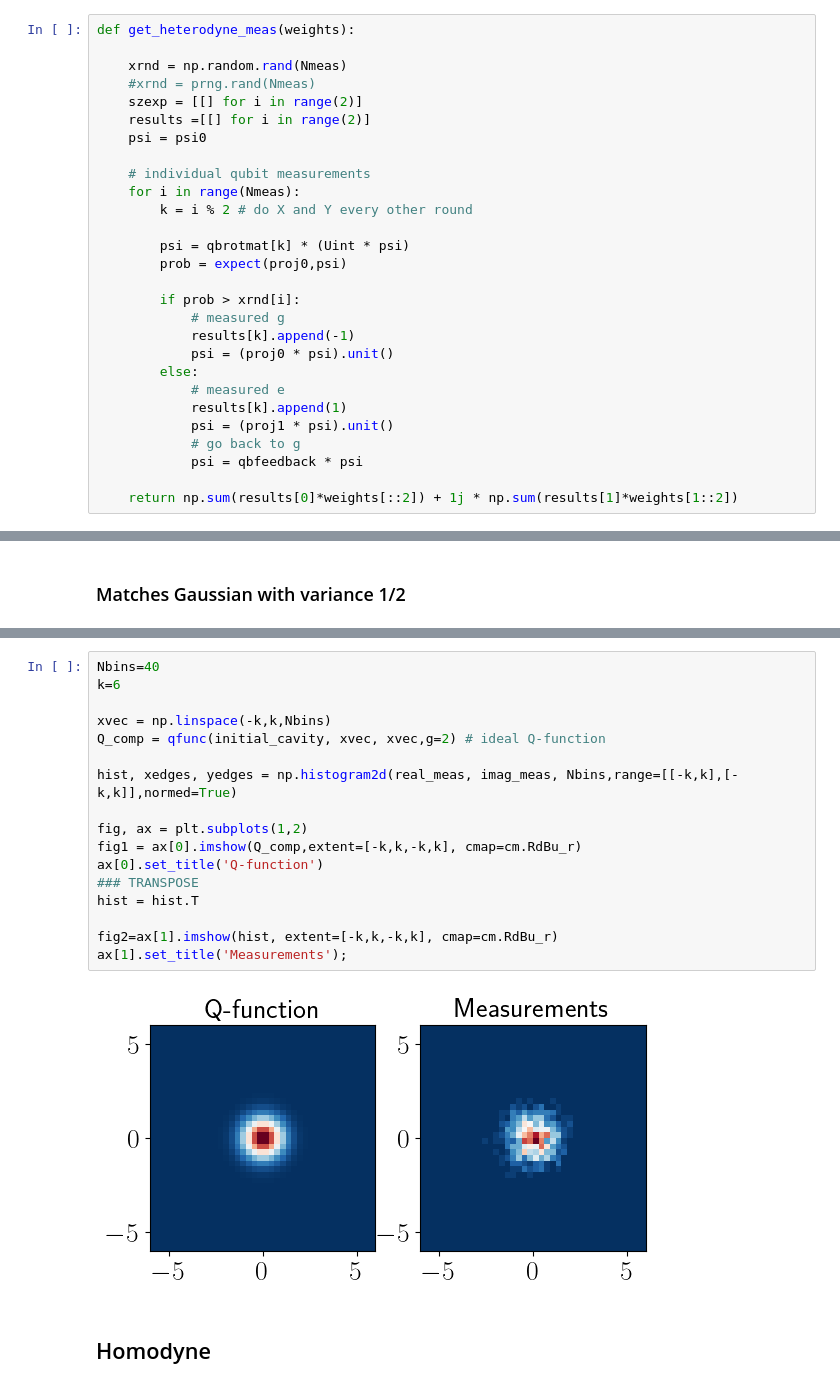
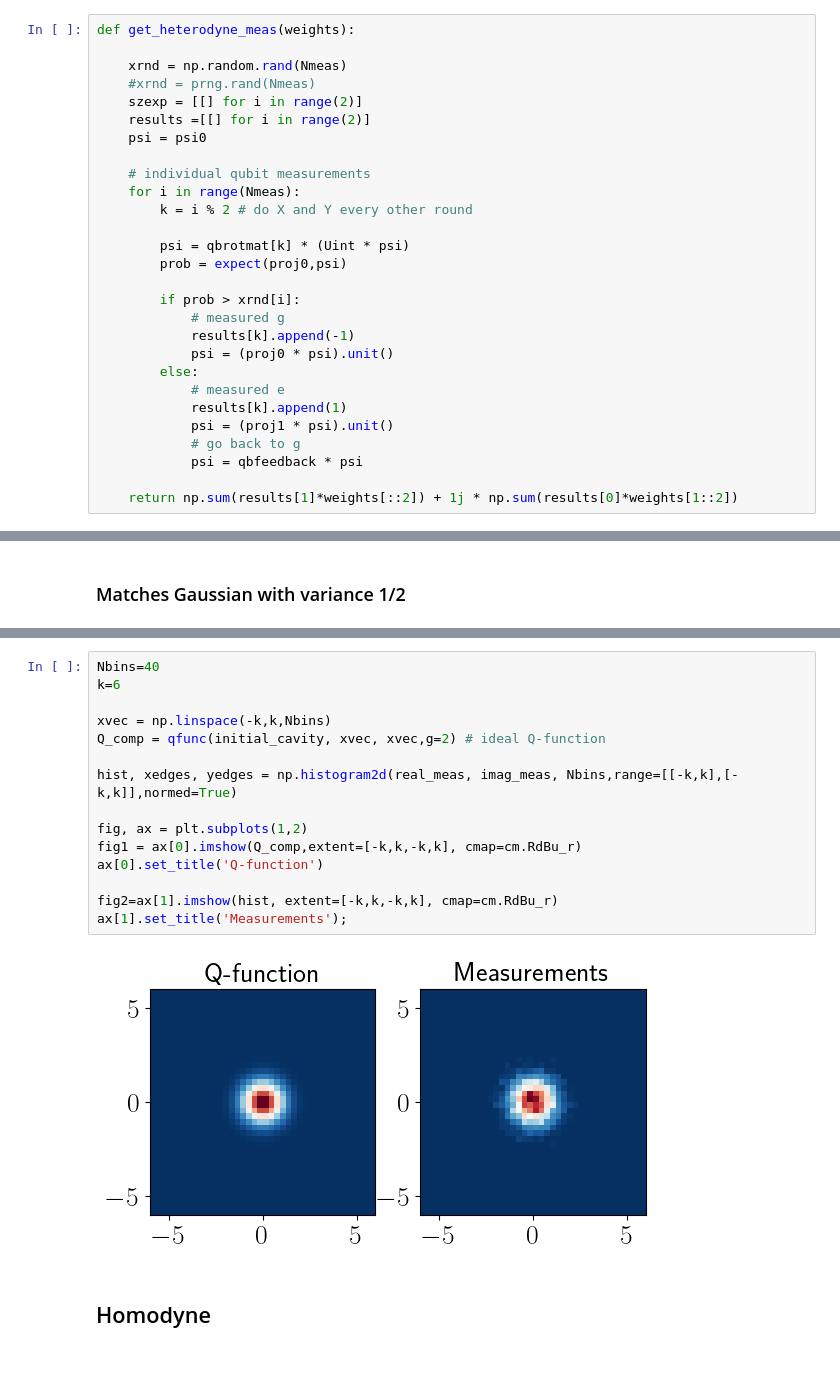
Before and after one commit to ingstra/qubitdyne, a Jupyter notebook: check_vacuum_variances.ipynb, the cells around one changed output, grey strips where cells are left out. Saved outputs shown, nothing was run; the diff lists cells and outputs as text.

```diff
--- a/check_vacuum_variances.ipynb
+++ b/check_vacuum_variances.ipynb
@@ -124,4 +124,4 @@ def get_heterodyne_meas(weights):
             # go back to g
             psi = qbfeedback * psi
 
-    return np.sum(results[0]*weights[::2]) + 1j * np.sum(results[1]*weights[1::2])
+    return np.sum(results[1]*weights[::2]) + 1j * np.sum(results[0]*weights[1::2])
@@ -277,22 +291,20 @@ plt.show()
 # %%
 Nbins=40
 k=6
 
 xvec = np.linspace(-k,k,Nbins)
 Q_comp = qfunc(initial_cavity, xvec, xvec,g=2) # ideal Q-function
 
 hist, xedges, yedges = np.histogram2d(real_meas, imag_meas, Nbins,range=[[-k,k],[-k,k]],normed=True)
 
 fig, ax = plt.subplots(1,2)
 fig1 = ax[0].imshow(Q_comp,extent=[-k,k,-k,k], cmap=cm.RdBu_r)
 ax[0].set_title('Q-function')
-### TRANSPOSE
-hist = hist.T
 
 fig2=ax[1].imshow(hist, extent=[-k,k,-k,k], cmap=cm.RdBu_r)
 ax[1].set_title('Measurements');
 # %% [output]
-[figure, old version]
+[figure, new version]
 # %% [markdown]
 ## Homodyne
 # %% [markdown]
```
Also changed, not shown: parts of 11 cells of this notebook.
